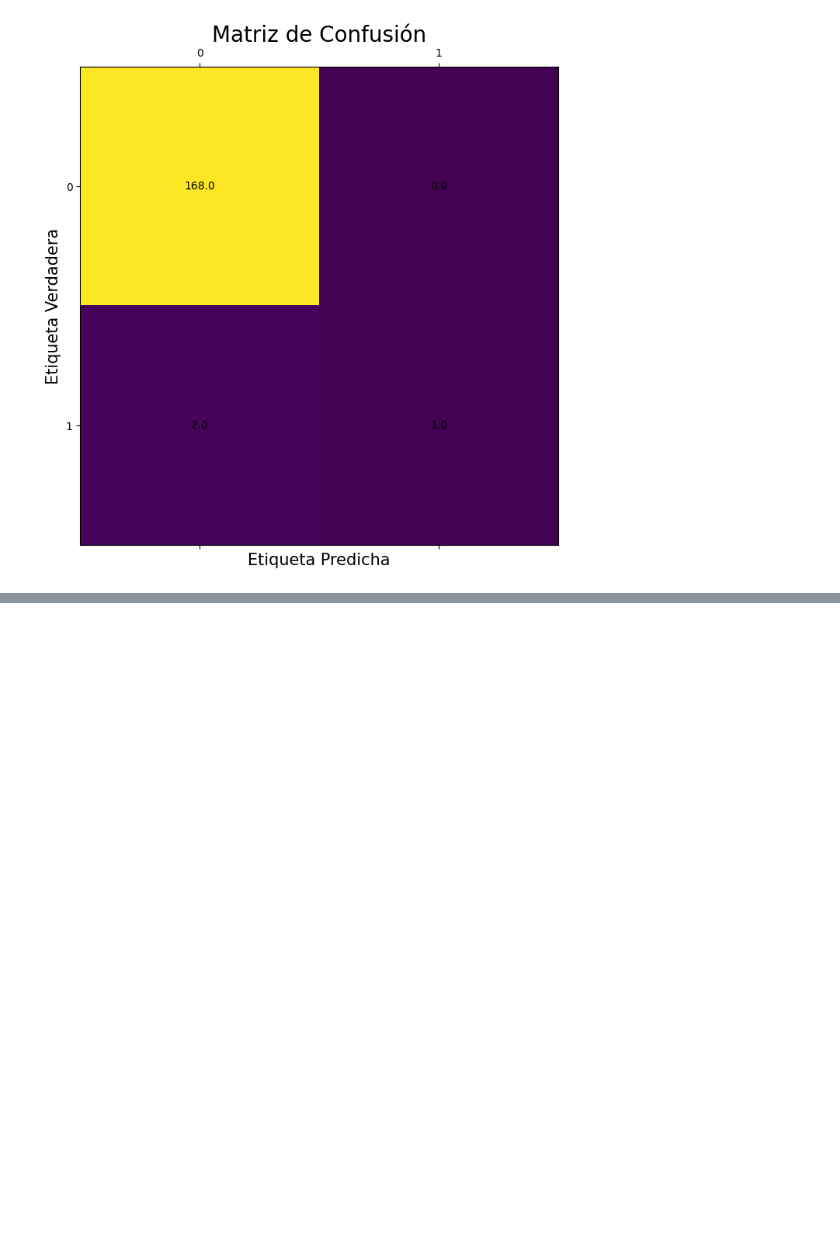
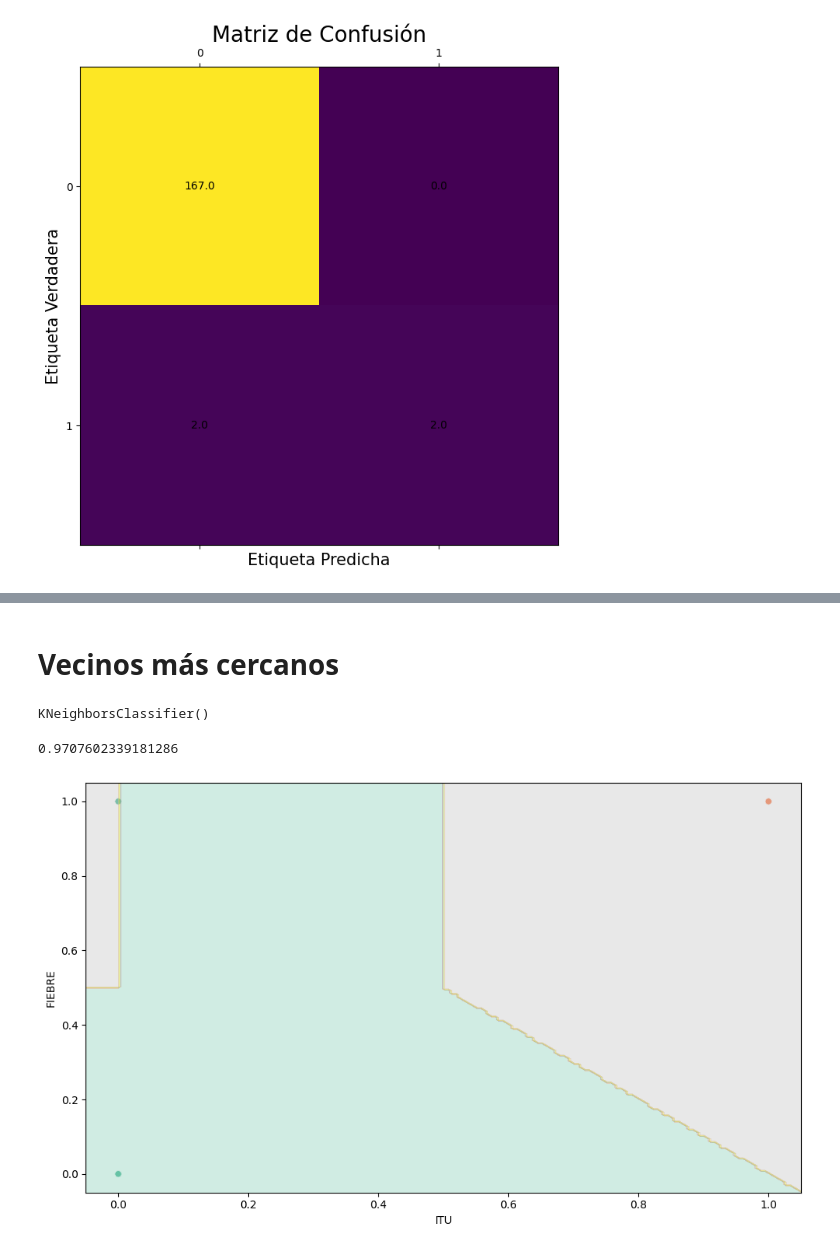
Before and after one commit to printer130/ml_hospital_health_care_study, a Jupyter notebook: index.ipynb, the cells around one changed output, grey strips where cells are left out. Drawn from its saved outputs; the diff is of its cells as text; code cells hidden in the pictures; blank space fills up the shorter version.

Commit message:
🆕 feat: KNeighborsClassifier

```diff
--- a/index.ipynb
+++ b/index.ipynb
@@ -226,0 +227,11 @@ weighted avg       0.99      0.99      0.99       171
+# %% [markdown]
+# **Vecinos más cercanos**
+# %%
+from sklearn.neighbors import KNeighborsClassifier
+
+# Instanciamos un objeto de la clase KNeighborsClassifier
+clf = KNeighborsClassifier()
+# %%
+clf.fit(X_train.values, y_train.values)
+# %% [output]
+KNeighborsClassifier()
@@ -226,0 +240,22 @@ weighted avg       0.99      0.99      0.99       171
+# %%
+print(accuracy_score(y_test,y_pred))
+# %% [output]
+0.9707602339181286
+# %%
+plt.figure(figsize= (10,6))
+ax = sns.scatterplot(x = X.iloc[:,0], y = X.iloc[:,1], hue=y, palette='Set2')
+#ax = sns.scatterplot(x = X["ITU"], y = y, hue=y, palette='Set2')
+plt.legend().remove()
+
+xlim = ax.get_xlim()
+ylim = ax.get_ylim()
+xx, yy = np.meshgrid(np.linspace(*xlim, num=200),
+                      np.linspace(*ylim, num=200))
+Z = clf.predict(np.c_[xx.ravel(), yy.ravel()]).reshape(xx.shape)
+
+contours = ax.contourf(xx, yy, Z, alpha=0.3, cmap = 'Set2')
+plt.tight_layout()
+# plt.savefig('arbol_iris.png', dpi = 400)
+plt.show()
+# %% [output]
+[figure, added]
```
Also changed, not shown: parts of 3 cells of this notebook.
